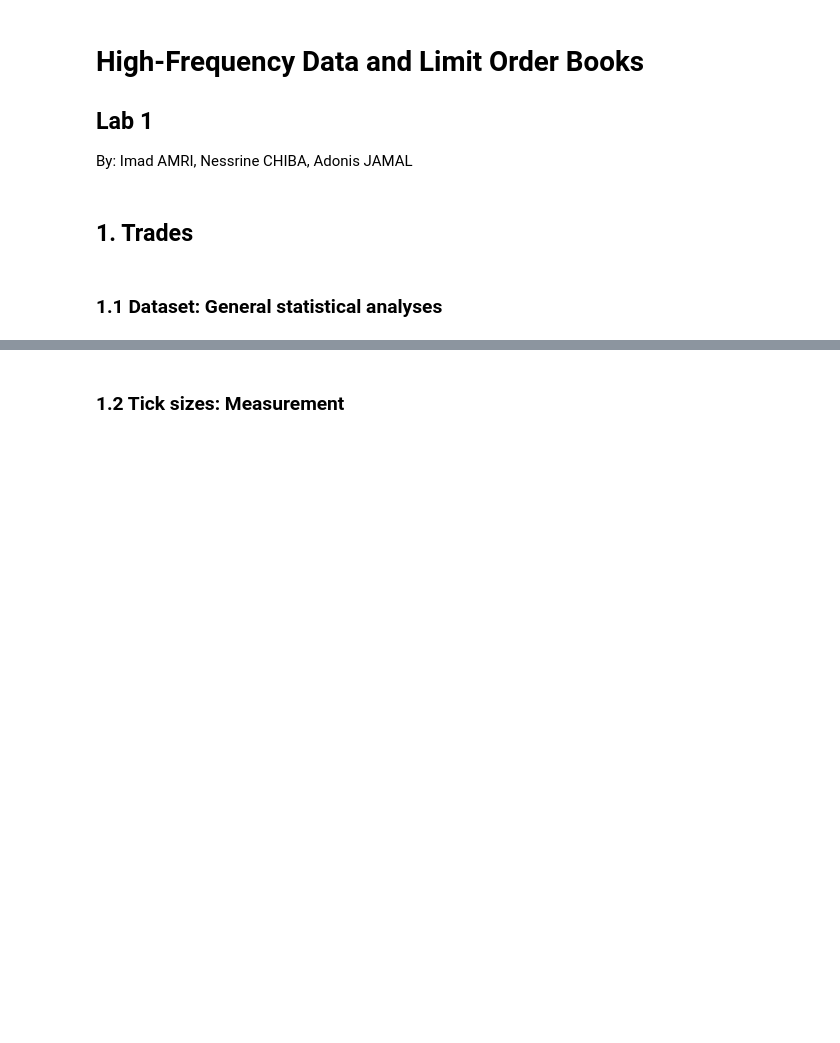
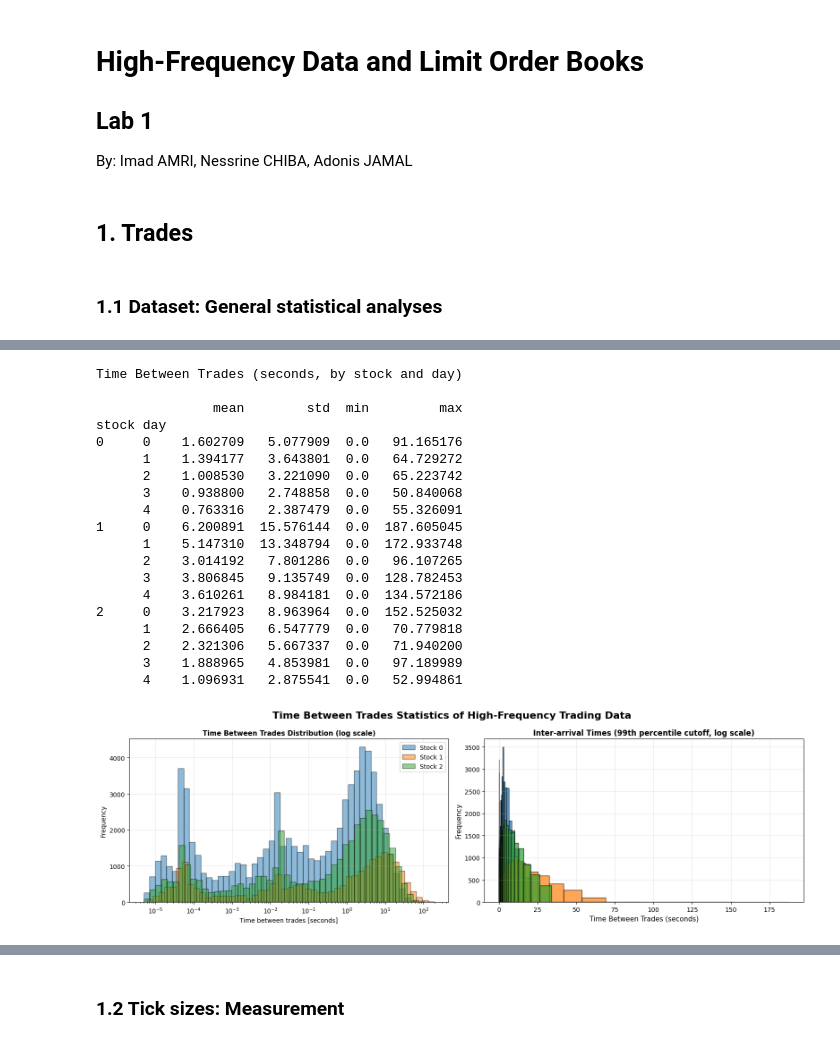
Before and after one commit to adonis107/MDS-HFD, a Jupyter notebook: DHF-LAB1-AMRI-CHIBA-JAMAL.ipynb, the cells around one changed output, grey strips where cells are left out. Saved outputs shown, nothing was run; the diff lists cells and outputs as text; code cells hidden in the pictures; blank space fills up the shorter version.

```diff
--- a/DHF-LAB1-AMRI-CHIBA-JAMAL.ipynb
+++ b/DHF-LAB1-AMRI-CHIBA-JAMAL.ipynb
@@ -9,0 +251,60 @@ By: Imad AMRI, Nessrine CHIBA, Adonis JAMAL
+# %%
+# Time between trades statistics
+print("Time Between Trades (seconds, by stock and day)\n")
+dt_stats = df.groupby(['stock', 'day'])['dt'].agg(['mean', 'std', 'min', 'max'])
+print(dt_stats)
+
+fig, axes = plt.subplots(1, 2, figsize=(16, 5))
+fig.suptitle('Time Between Trades Statistics of High-Frequency Trading Data', fontsize=16, fontweight='bold')
+
+ax = axes[0]
+for stock in df['stock'].unique():
+    stock_data = df[df['stock'] == stock]['dt'].dropna()
+    stock_data = stock_data[stock_data > 0]
+    logbins = np.logspace(np.log10(stock_data.min()), np.log10(stock_data.max()), 50)
+    ax.hist(stock_data, bins=logbins, alpha=0.5, label=f'Stock {stock}', edgecolor='black')
+ax.set_xscale('log')
+ax.set_xlabel('Time between trades [seconds]', fontsize=10)
+ax.set_ylabel('Frequency', fontsize=10)
+ax.set_title('Time Between Trades Distribution (log scale)', fontsize=11, fontweight='bold')
+ax.legend()
+ax.grid(True, alpha=0.3)
+
+# Inter-arrival times distribution (time between trades)
+ax = axes[1]
+dt_data = df['dt'].dropna()
+dt_data = dt_data[dt_data > 0]
+for stock in df['stock'].unique():
+    stock_data = df[df['stock'] == stock]['dt'].dropna()
+    stock_data = stock_data[stock_data > 0]
+    logbins = np.logspace(np.log10(stock_data.min()), np.log10(stock_data.max()), 70)
+    ax.hist(stock_data[stock_data < stock_data.quantile(0.99)], bins=logbins, alpha=0.7,
+        label=f'Stock {stock}', edgecolor='black')
+ax.set_xlabel('Time Between Trades (seconds)', fontsize=11)
+ax.set_ylabel('Frequency', fontsize=11)
+ax.set_title('Inter-arrival Times (99th percentile cutoff, log scale)', fontsize=12, fontweight='bold')
+ax.grid(True, alpha=0.3)
+
+plt.tight_layout()
+plt.show()
+# %% [output]
+Time Between Trades (seconds, by stock and day)
+
+               mean        std  min         max
+stock day
+0     0    1.602709   5.077909  0.0   91.165176
+      1    1.394177   3.643801  0.0   64.729272
+      2    1.008530   3.221090  0.0   65.223742
+      3    0.938800   2.748858  0.0   50.840068
+      4    0.763316   2.387479  0.0   55.326091
+1     0    6.200891  15.576144  0.0  187.605045
+      1    5.147310  13.348794  0.0  172.933748
+      2    3.014192   7.801286  0.0   96.107265
+      3    3.806845   9.135749  0.0  128.782453
+      4    3.610261   8.984181  0.0  134.572186
+2     0    3.217923   8.963964  0.0  152.525032
+      1    2.666405   6.547779  0.0   70.779818
+      2    2.321306   5.667337  0.0   71.940200
+      3    1.888965   4.853981  0.0   97.189989
+      4    1.096931   2.875541  0.0   52.994861
+[figure, added]
```
Also changed, not shown: parts of 22 cells of this notebook, 1 other file.
